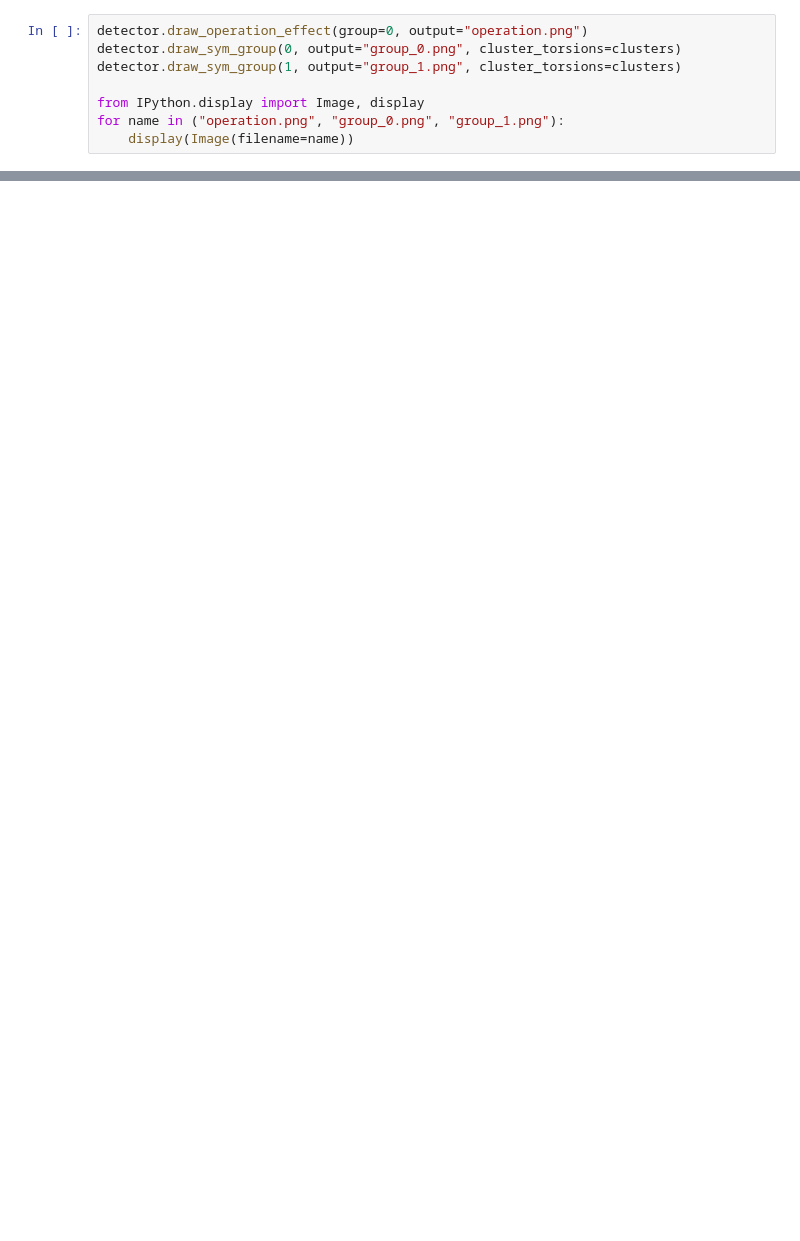
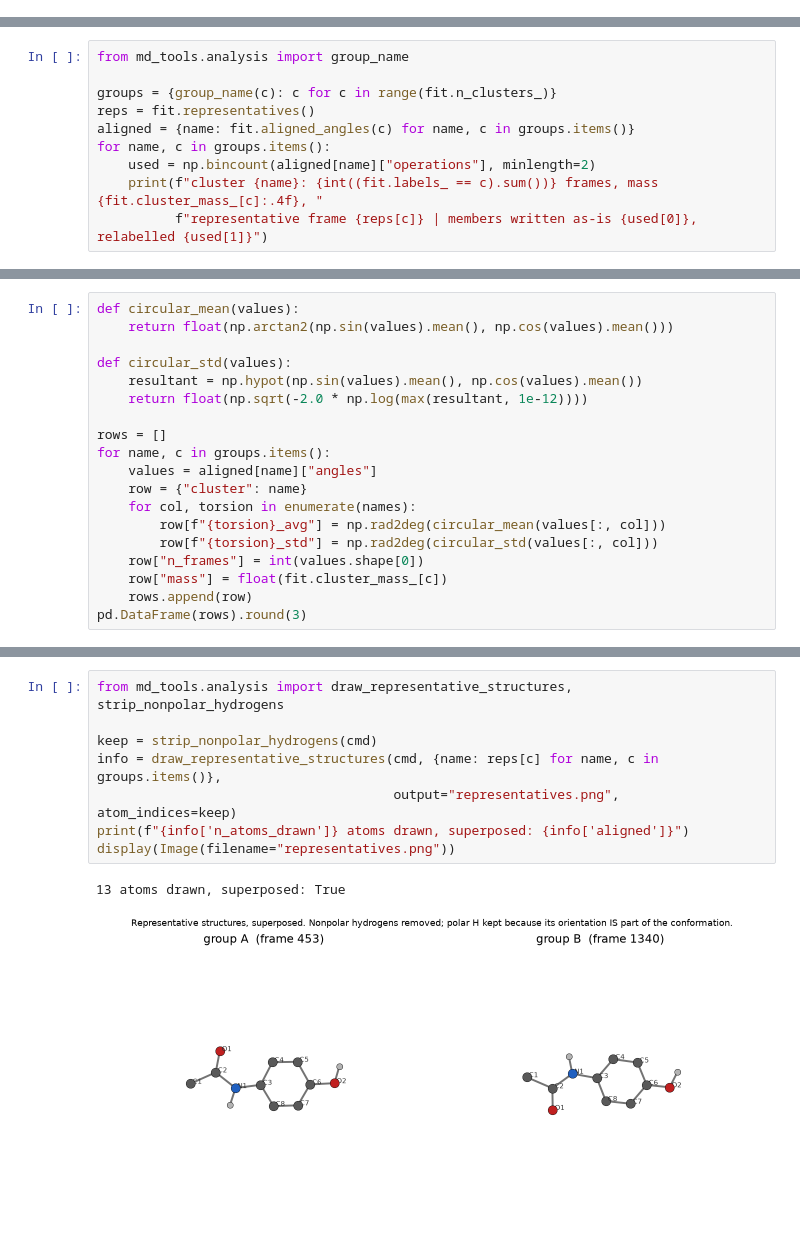
Before and after one commit to csy0000/MD-tools, a Jupyter notebook: docs/tutorial/paracetamol/analysis/clustering.ipynb, the cells around one changed output, grey strips where cells are left out. Cells and saved outputs as stored; diff of their text form; blank space fills up the shorter version.

```diff
--- a/docs/tutorial/paracetamol/analysis/clustering.ipynb
+++ b/docs/tutorial/paracetamol/analysis/clustering.ipynb
@@ -148,8 +0,0 @@ within-cluster split-half variability of THESE data, not from a universal consta
-# %%
-detector.draw_operation_effect(group=0, output="operation.png")
-detector.draw_sym_group(0, output="group_0.png", cluster_torsions=clusters)
-detector.draw_sym_group(1, output="group_1.png", cluster_torsions=clusters)
-
-from IPython.display import Image, display
-for name in ("operation.png", "group_0.png", "group_1.png"):
-    display(Image(filename=name))
@@ -312,0 +440,10 @@ unchanged -- pass `broken_by=[...]` to record that, and it travels with every ac
+# %%
+from md_tools.analysis import group_name
+
+groups = {group_name(c): c for c in range(fit.n_clusters_)}
+reps = fit.representatives()
+aligned = {name: fit.aligned_angles(c) for name, c in groups.items()}
+for name, c in groups.items():
+    used = np.bincount(aligned[name]["operations"], minlength=2)
+    print(f"cluster {name}: {int((fit.labels_ == c).sum())} frames, mass {fit.cluster_mass_[c]:.4f}, "
+          f"representative frame {reps[c]} | members written as-is {used[0]}, relabelled {used[1]}")
@@ -312,0 +480,19 @@ unchanged -- pass `broken_by=[...]` to record that, and it travels with every ac
+# %%
+def circular_mean(values):
+    return float(np.arctan2(np.sin(values).mean(), np.cos(values).mean()))
+
+def circular_std(values):
+    resultant = np.hypot(np.sin(values).mean(), np.cos(values).mean())
+    return float(np.sqrt(-2.0 * np.log(max(resultant, 1e-12))))
+
+rows = []
+for name, c in groups.items():
+    values = aligned[name]["angles"]
+    row = {"cluster": name}
+    for col, torsion in enumerate(names):
+        row[f"{torsion}_avg"] = np.rad2deg(circular_mean(values[:, col]))
+        row[f"{torsion}_std"] = np.rad2deg(circular_std(values[:, col]))
+    row["n_frames"] = int(values.shape[0])
+    row["mass"] = float(fit.cluster_mass_[c])
+    rows.append(row)
+pd.DataFrame(rows).round(3)
@@ -312,0 +512,11 @@ unchanged -- pass `broken_by=[...]` to record that, and it travels with every ac
+# %%
+from md_tools.analysis import draw_representative_structures, strip_nonpolar_hydrogens
+
+keep = strip_nonpolar_hydrogens(cmd)
+info = draw_representative_structures(cmd, {name: reps[c] for name, c in groups.items()},
+                                      output="representatives.png", atom_indices=keep)
+print(f"{info['n_atoms_drawn']} atoms drawn, superposed: {info['aligned']}")
+display(Image(filename="representatives.png"))
+# %% [output]
+13 atoms drawn, superposed: True
+[figure, added]
```
Also changed, not shown: parts of 63 cells of this notebook, 7 other files.
